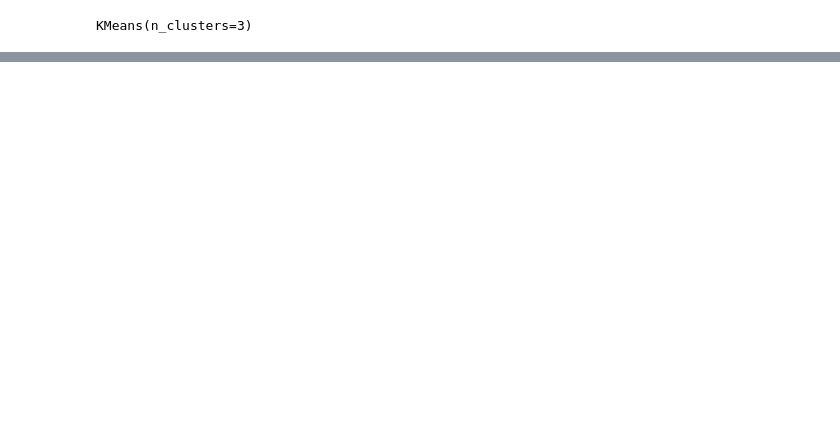
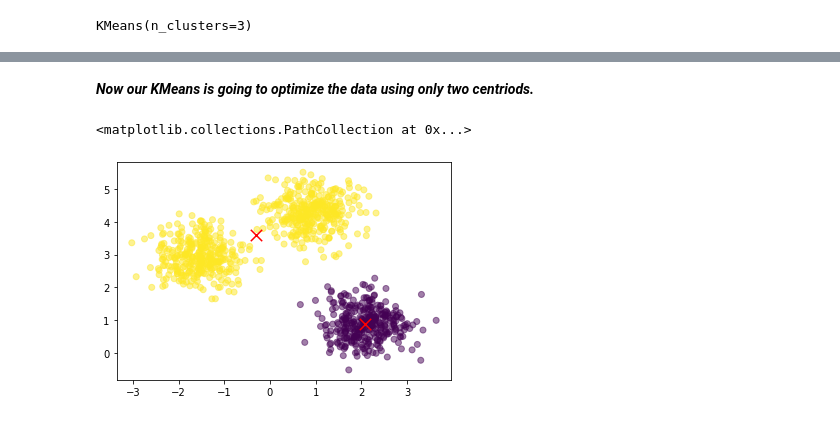
Before and after one commit to KantiCodes/ml-basic-KMeans, a Jupyter notebook: KMeans.ipynb, the cells around one changed output, grey strips where cells are left out. Cells and saved outputs as stored; diff of their text form; code cells hidden in the pictures; blank space fills up the shorter version.

```diff
--- a/KMeans.ipynb
+++ b/KMeans.ipynb
@@ -37,0 +57,13 @@ plt.scatter(cluster_centers[:,0], cluster_centers[:,1], marker="x", color='r', s
+# %%
+kmeans_bad = KMeans(n_clusters = 2).fit(X)
+# %%
+wrong_labels = kmeans_bad.labels_  # Just like last time let`s see what labels KMeans assgined to our data
+wrong_cluster_centroids = kmeans_bad.cluster_centers_  # Get the centroid cooridantes
+# %% [markdown]
+***Now our KMeans is going to optimize the data using only two centriods.***
+# %%
+plt.scatter(X[:,0], X[:,1], c=wrong_labels, alpha=0.5)  # Plot all of the samples and base the color on the label assigned
+plt.scatter(wrong_cluster_centroids[:,0], wrong_cluster_centroids[:,1], marker="x", color='r', s=130)  # Plot the centroids
+# %% [output]
+<matplotlib.collections.PathCollection at 0x...>
+[figure, added]
```
Also changed, not shown: parts of 23 cells of this notebook.
